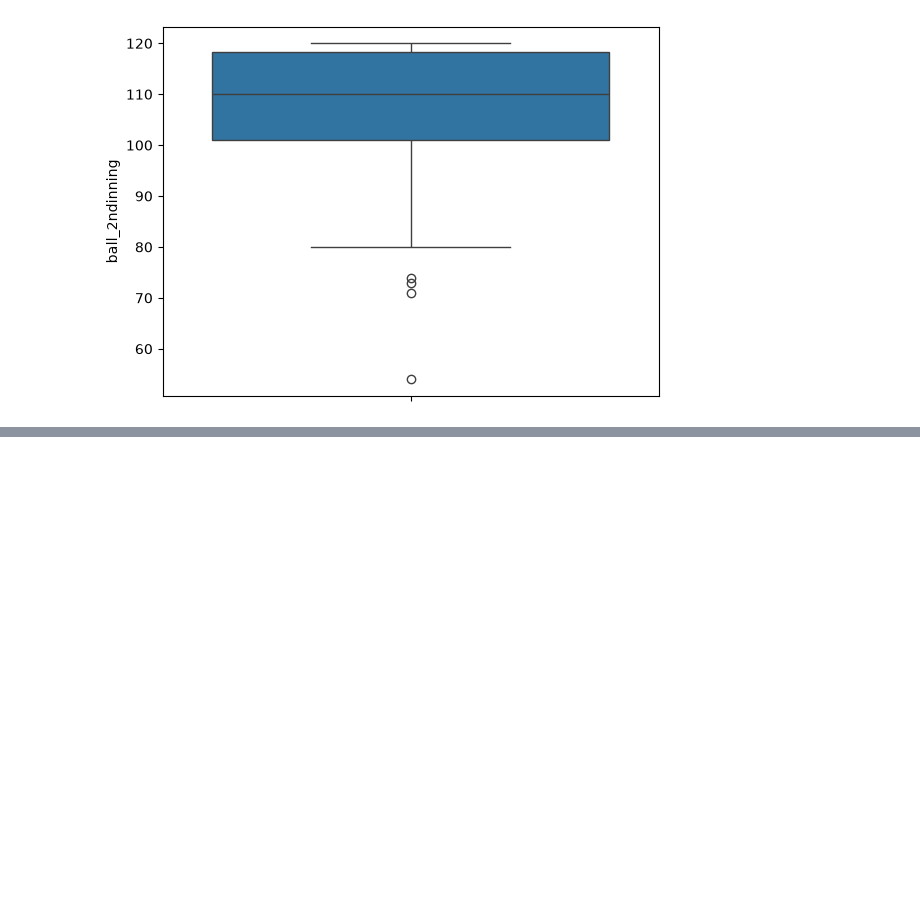
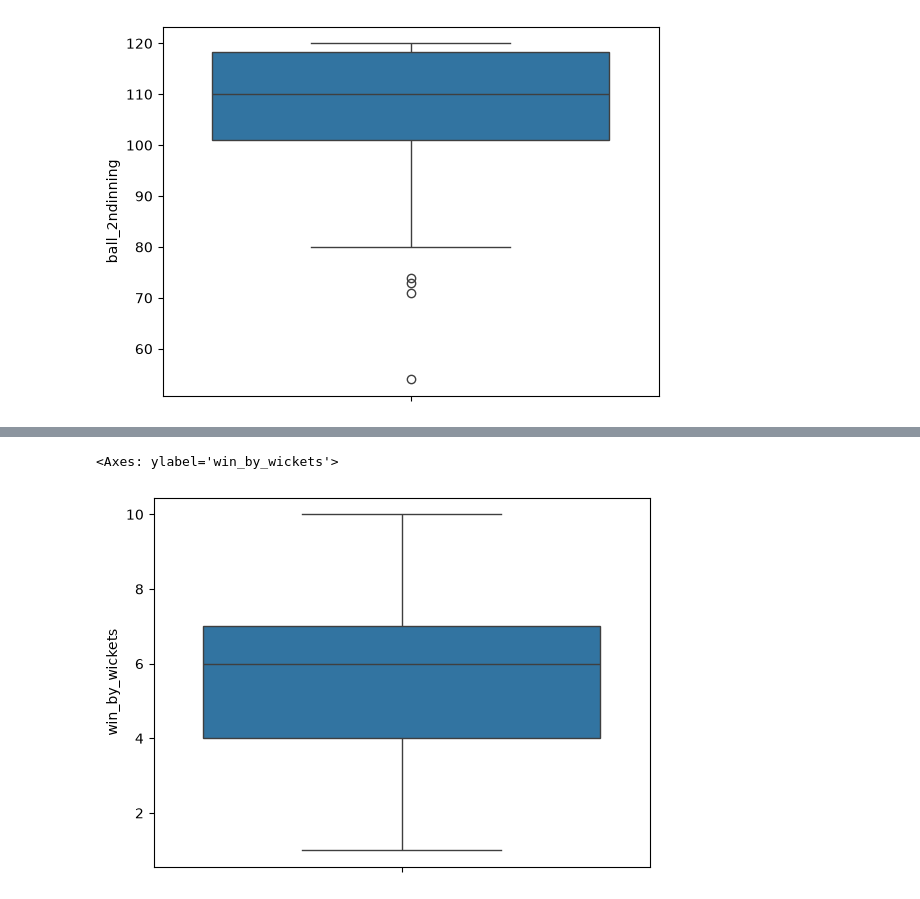
Before and after one commit to prajwaldahal/Npl-data-analysis, a Jupyter notebook: eda/npl-matches-EDA.ipynb, the cells around one changed output, grey strips where cells are left out. Drawn from its saved outputs; the diff is of its cells as text; code cells hidden in the pictures; blank space fills up the shorter version.

```diff
--- a/eda/npl-matches-EDA.ipynb
+++ b/eda/npl-matches-EDA.ipynb
@@ -362,0 +422,2 @@ sns.boxplot(df["ball_2ndinning"])
+# %%
+win_by_wicket_filtered=df[df["win_by_wickets"]!=0]
@@ -362,0 +436,5 @@ sns.boxplot(df["ball_2ndinning"])
+# %%
+sns.boxplot(win_by_wicket_filtered["win_by_wickets"])
+# %% [output]
+<Axes: ylabel='win_by_wickets'>
+[figure, added]
```
Also changed, not shown: parts of 10 cells of this notebook.
